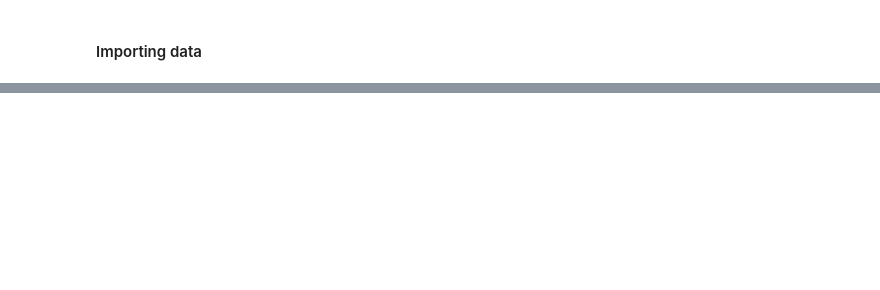
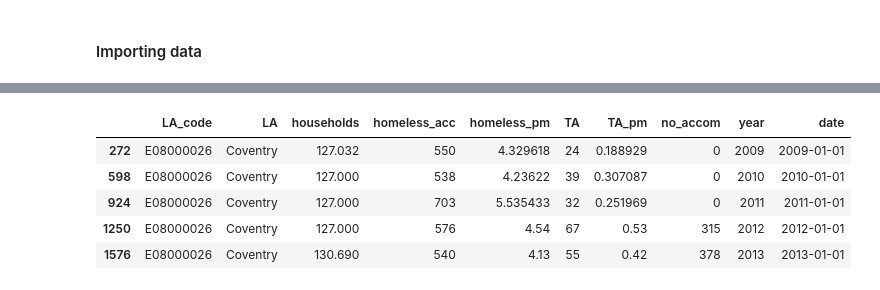
Before and after one commit to potato-bit/RA, a Jupyter notebook: cleaned datasets/analysis_h6.ipynb, the cells around one changed output, grey strips where cells are left out. Cells and saved outputs as stored; diff of their text form; code cells hidden in the pictures; blank space fills up the shorter version.

```diff
--- a/cleaned datasets/analysis_h6.ipynb
+++ b/cleaned datasets/analysis_h6.ipynb
@@ -44,7 +46,11 @@ The data is prepared for analysis prior to importing, the process is documented
 # %% [markdown]
 #### Importing data
 # %%
-df1 = pd.read_excel('Net Dwellings by LA, 2001-2021.xlsx')
-df2 = pd.read_excel('Socially Rented Dwellings by LA, 1992-2021.xlsx')
-df3 = pd.read_excel('Total Affordable Rent Dwellings by LA, 1992-2021.xlsx')
+df_netD = pd.read_excel('Net Dwellings by LA, 2001-2021.xlsx',na_values=['..'])                  # net dwellings
+df_SR = pd.read_excel('Socially Rented Dwellings by LA, 1992-2021.xlsx')        # socially rented
+df_AR = pd.read_excel('Affordable Rent Dwellings by LA, 2011-2021.xlsx')        # affordable rent
+df_AH = pd.read_excel('Affordable Home Ownership by LA, 1991-2021.xlsx')        # affordable home ownership
+df_IR = pd.read_excel('Intermediate Rent Dwellings by LA, 2003-2021.xlsx')      # intermediate rent
+df_TAR = pd.read_excel('Total Affordable Rent Dwellings by LA, 1992-2021.xlsx') # total affordable rent
+df_hl = pd.read_excel('Homelessness 2009-2018 by LA.xlsx')                      # homelessness count
 # %%
@@ -79,0 +116,10 @@ df3.head()
+# %%
+dcov_hl = df_hl[df_hl.loc[:,'LA']=='Coventry'].copy()
+dcov_hl.head()
+# %% [output]
+|  | LA_code | LA | households | homeless_acc | homeless_pm | TA | TA_pm | no_accom | year | date |
+| 272 | E08000026 | Coventry | 127.032 | 550 | 4.329618 | 24 | 0.188929 | 0 | 2009 | 2009-01-01 |
+| 598 | E08000026 | Coventry | 127.000 | 538 | 4.23622 | 39 | 0.307087 | 0 | 2010 | 2010-01-01 |
+| 924 | E08000026 | Coventry | 127.000 | 703 | 5.535433 | 32 | 0.251969 | 0 | 2011 | 2011-01-01 |
+| 1250 | E08000026 | Coventry | 127.000 | 576 | 4.54 | 67 | 0.53 | 315 | 2012 | 2012-01-01 |
+| 1576 | E08000026 | Coventry | 130.690 | 540 | 4.13 | 55 | 0.42 | 378 | 2013 | 2013-01-01 |
```
Also changed, not shown: parts of 33 cells of this notebook.
